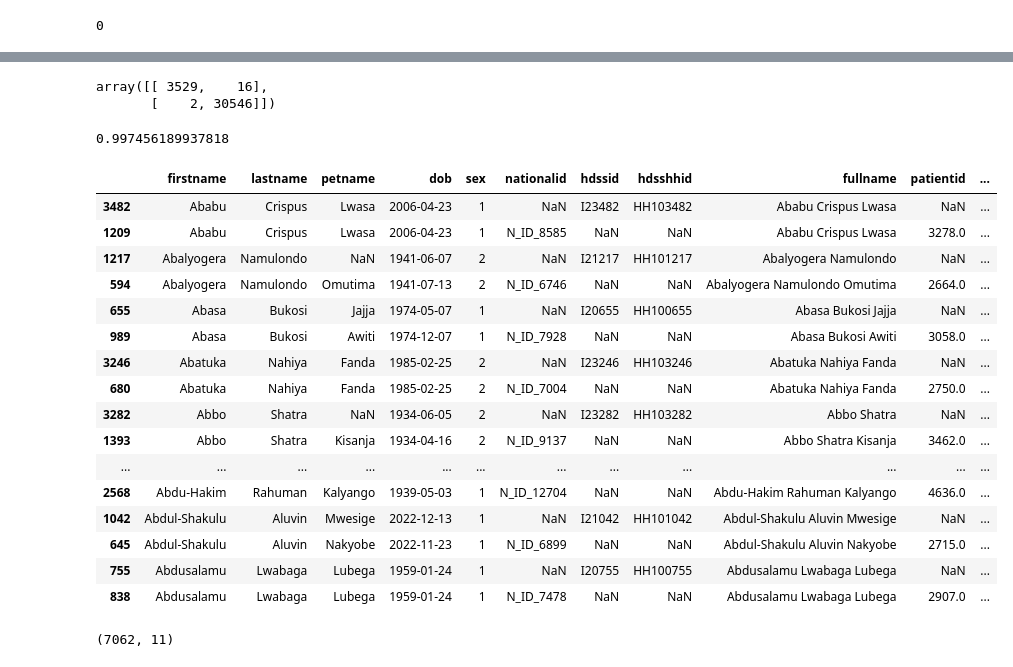
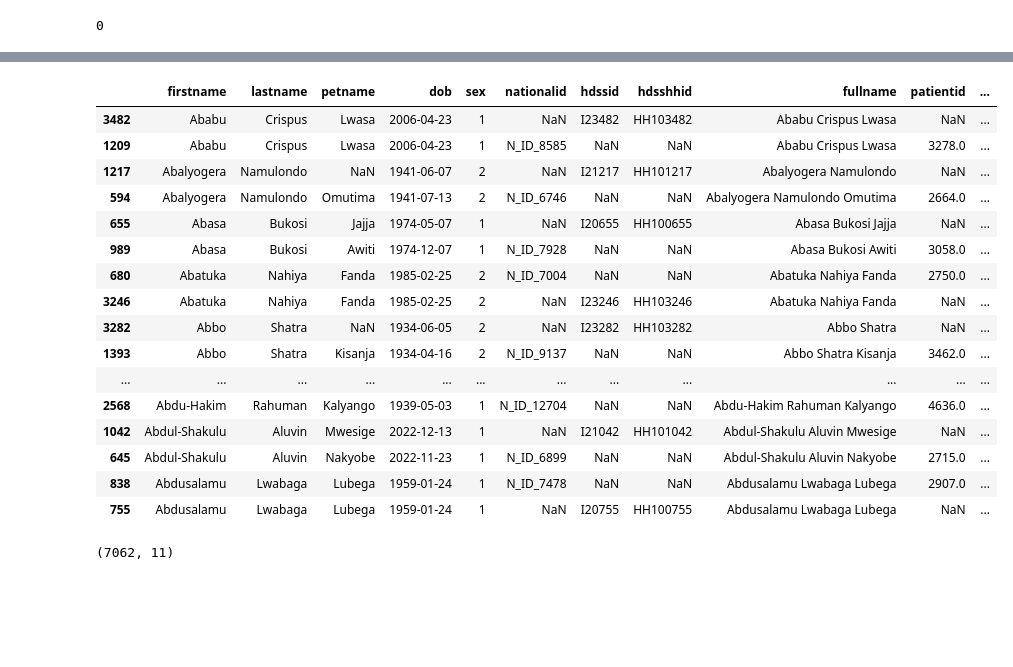
Before and after one commit to Guylord/Record-Linkage-tool-APHRC-DSE-Inspire-Hackathon-2024-, a Jupyter notebook: APHRC_DSE_Inspire_Hackathon_2024.ipynb, the cells around one changed output, grey strips where cells are left out. Drawn from its saved outputs; the diff is of its cells as text; code cells hidden in the pictures; blank space fills up the shorter version.

```diff
--- a/APHRC_DSE_Inspire_Hackathon_2024.ipynb
+++ b/APHRC_DSE_Inspire_Hackathon_2024.ipynb
@@ -24,8 +23,8 @@ import pandas as pd
 import numpy as np
 import recordlinkage as rl
 # %%
-hdss_df = pd.read_csv('/content/drive/MyDrive/APHRC-DSE Inspire Hackathon 2024/synthetic_hdss_v3.csv')
-facility_df = pd.read_csv('/content/drive/MyDrive/APHRC-DSE Inspire Hackathon 2024/synthetic_facility_v3.csv')
+hdss_df = pd.read_csv(r'C:\Users\hp\Desktop\Records\APHRC_DSE_Inspire_Hackathon_2024\synthetic_facility_v3.csv')
+facility_df = pd.read_csv(r'C:\Users\hp\Desktop\Records\APHRC_DSE_Inspire_Hackathon_2024\synthetic_facility_v3.csv')
 
 print('HDSS INFO')
 hdss_df.info()
@@ -71,7 +70,7 @@ for col in facility_df.select_dtypes('object').columns:
 facility_df['fullname'] = facility_df['firstname'].fillna('') + ' ' + facility_df['lastname'].fillna('') + ' ' + facility_df['petname'].fillna('')
 # %%
 facility_df['dob'] = pd.to_datetime(facility_df['dob'])
-facility_df['visitdate'] = pd.to_datetime(facility_df['visitdate'])
+facility_df['visitdate'] = pd.to_datetime(facility_df['visitdate'], format='%d-%m-%Y')
 # %%
 facility_df.isna().sum()
 # %% [output]
@@ -192,3 +216,0 @@ potential_matches
-# %%
-potential_matches['score'] = potential_matches[['firstname', 'fullname', 'dob', 'sex']].sum(axis=1)
-potential_matches.head(10)
@@ -215,7 +227,7 @@ len(true_links)
 #nb=recordlinkage.NaiveBayesClassifier()
 #ecm=recordlinkage.ECMClassifier()
 kmeans=rl.KMeansClassifier()
-kmeans.fit(potential_matches.drop('score', axis=1))
-matched_indices = kmeans.predict(potential_matches.drop('score', axis=1))
-matched_indices
+kmeans.fit(potential_matches)
+matched_indices = kmeans.predict(potential_matches)
+len(matched_indices)
 # %% [output]
@@ -239,33 +235,24 @@ MultiIndex([(   1, 2503),
-# %%
-rl.confusion_matrix(true_links, matched_indices, len(potential_matches))
-# %% [output]
-array([[ 3529,    16],
-       [    2, 30546]])
-# %%
-rl.fscore(true_links, matched_indices)
-# %% [output]
-0.997456189937818
 # %%
 hdss_facility = pd.concat([hdss_df.loc[matched_indices.get_level_values(0)], facility_df.loc[matched_indices.get_level_values(1)]])
-hdss_facility.sort_values(['firstname', 'lastname']).head(30)
+hdss_facility.sort_values('firstname').head(30)
 # %% [output]
 |  | firstname | lastname | petname | dob | sex | nationalid | hdssid | hdsshhid | fullname | patientid | ... |
 | 3482 | Ababu | Crispus | Lwasa | 2006-04-23 | 1 | NaN | I23482 | HH103482 | Ababu Crispus Lwasa | NaN | ... |
 | 1209 | Ababu | Crispus | Lwasa | 2006-04-23 | 1 | N_ID_8585 | NaN | NaN | Ababu Crispus Lwasa | 3278.0 | ... |
 | 1217 | Abalyogera | Namulondo | NaN | 1941-06-07 | 2 | NaN | I21217 | HH101217 | Abalyogera Namulondo | NaN | ... |
 | 594 | Abalyogera | Namulondo | Omutima | 1941-07-13 | 2 | N_ID_6746 | NaN | NaN | Abalyogera Namulondo Omutima | 2664.0 | ... |
 | 655 | Abasa | Bukosi | Jajja | 1974-05-07 | 1 | NaN | I20655 | HH100655 | Abasa Bukosi Jajja | NaN | ... |
 | 989 | Abasa | Bukosi | Awiti | 1974-12-07 | 1 | N_ID_7928 | NaN | NaN | Abasa Bukosi Awiti | 3058.0 | ... |
+| 680 | Abatuka | Nahiya | Fanda | 1985-02-25 | 2 | N_ID_7004 | NaN | NaN | Abatuka Nahiya Fanda | 2750.0 | ... |
 | 3246 | Abatuka | Nahiya | Fanda | 1985-02-25 | 2 | NaN | I23246 | HH103246 | Abatuka Nahiya Fanda | NaN | ... |
-| 680 | Abatuka | Nahiya | Fanda | 1985-02-25 | 2 | N_ID_7004 | NaN | NaN | Abatuka Nahiya Fanda | 2750.0 | ... |
 | 3282 | Abbo | Shatra | NaN | 1934-06-05 | 2 | NaN | I23282 | HH103282 | Abbo Shatra | NaN | ... |
 | 1393 | Abbo | Shatra | Kisanja | 1934-04-16 | 2 | N_ID_9137 | NaN | NaN | Abbo Shatra Kisanja | 3462.0 | ... |
 | ... | ... | ... | ... | ... | ... | ... | ... | ... | ... | ... | ... |
 | 2568 | Abdu-Hakim | Rahuman | Kalyango | 1939-05-03 | 1 | N_ID_12704 | NaN | NaN | Abdu-Hakim Rahuman Kalyango | 4636.0 | ... |
 | 1042 | Abdul-Shakulu | Aluvin | Mwesige | 2022-12-13 | 1 | NaN | I21042 | HH101042 | Abdul-Shakulu Aluvin Mwesige | NaN | ... |
 | 645 | Abdul-Shakulu | Aluvin | Nakyobe | 2022-11-23 | 1 | N_ID_6899 | NaN | NaN | Abdul-Shakulu Aluvin Nakyobe | 2715.0 | ... |
+| 838 | Abdusalamu | Lwabaga | Lubega | 1959-01-24 | 1 | N_ID_7478 | NaN | NaN | Abdusalamu Lwabaga Lubega | 2907.0 | ... |
 | 755 | Abdusalamu | Lwabaga | Lubega | 1959-01-24 | 1 | NaN | I20755 | HH100755 | Abdusalamu Lwabaga Lubega | NaN | ... |
-| 838 | Abdusalamu | Lwabaga | Lubega | 1959-01-24 | 1 | N_ID_7478 | NaN | NaN | Abdusalamu Lwabaga Lubega | 2907.0 | ... |
 # %%
 hdss_facility.shape
 # %% [output]
```
Also changed, not shown: parts of 19 cells of this notebook, 2 other files.
